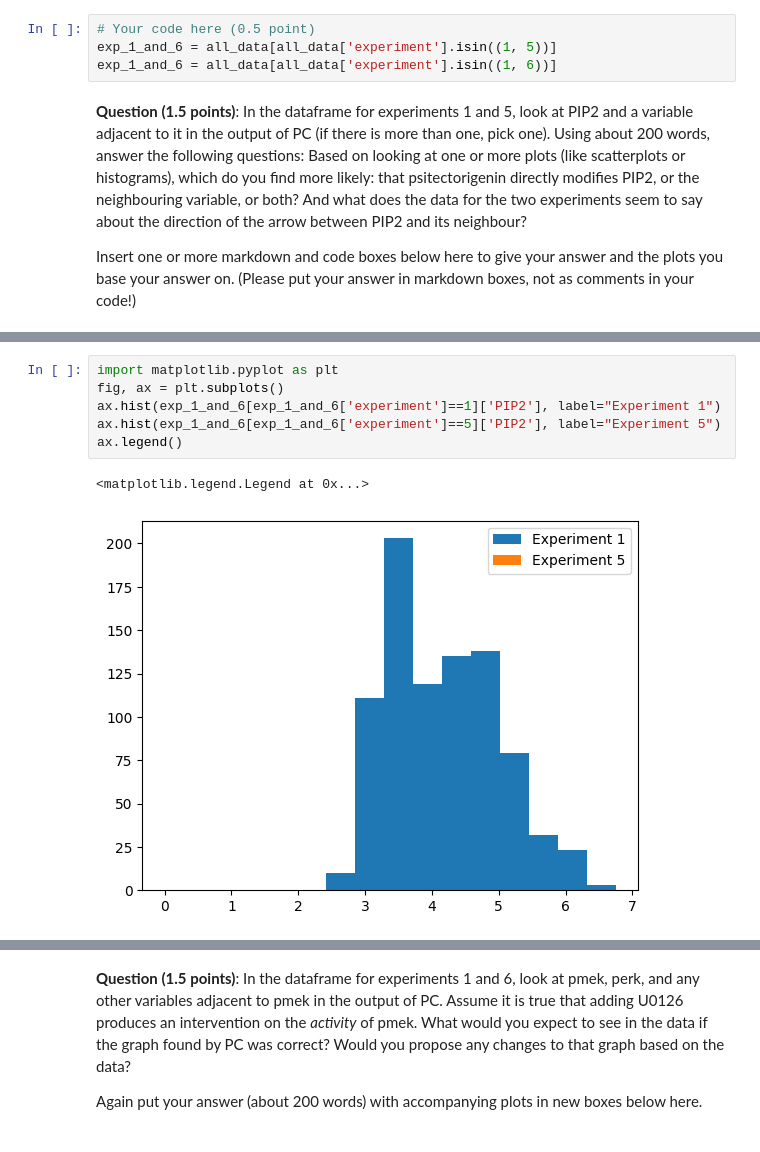
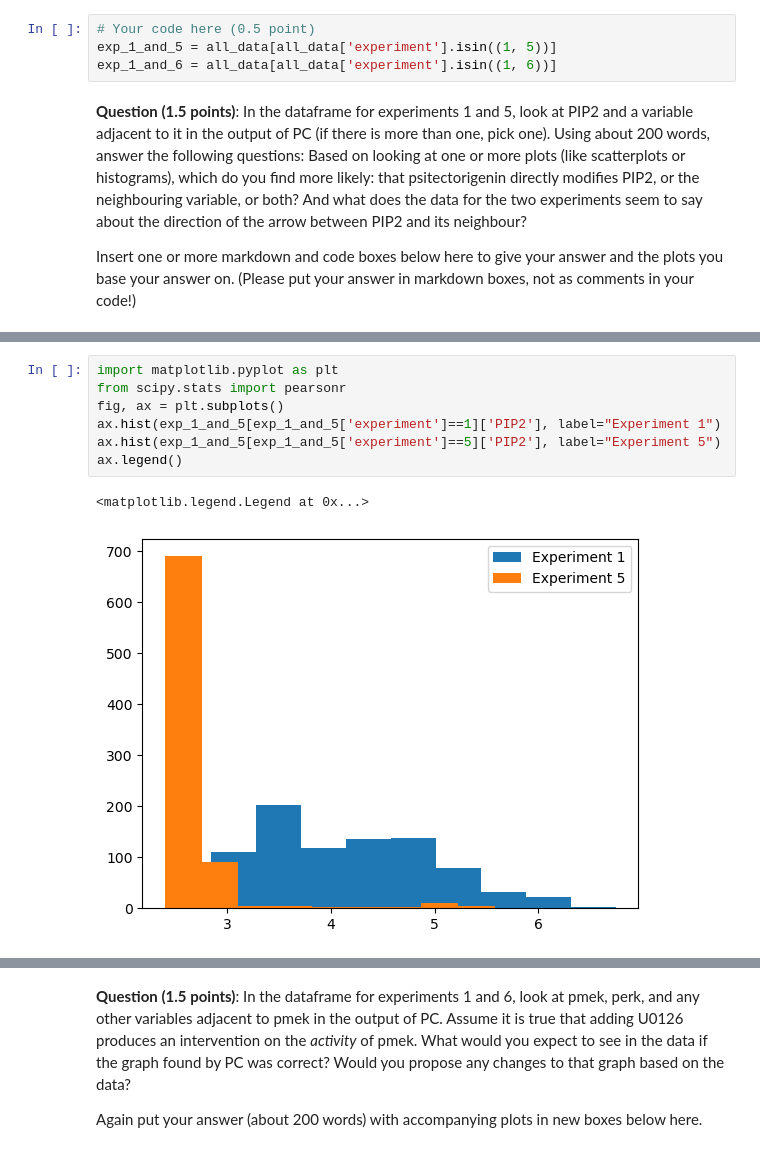
Before and after one commit to alexocayanez/AML_assignments, a Jupyter notebook: Ass 4/AML_assignment4.ipynb, the cells around one changed output, grey strips where cells are left out. Cells and saved outputs as stored; diff of their text form.

```diff
--- a/Ass 4/AML_assignment4.ipynb
+++ b/Ass 4/AML_assignment4.ipynb
@@ -373,7 +373,7 @@ For some of the interventions in the data, here is what they do according to man
 Create two new dataframes, one containing all data from experiments 1 and 5, and one with the data from experiments 1 and 6. These dataframes should still have an 'experiment' column, so that you can tell for each row whether it came from the observational or the interventional dataset.
 # %%
 # Your code here (0.5 point)
-exp_1_and_6 = all_data[all_data['experiment'].isin((1, 5))]
+exp_1_and_5 = all_data[all_data['experiment'].isin((1, 5))]
 exp_1_and_6 = all_data[all_data['experiment'].isin((1, 6))]
 # %% [markdown]
 **Question (1.5 points)**: In the dataframe for experiments 1 and 5, look at PIP2 and a variable adjacent to it in the output of PC (if there is more than one, pick one). Using about 200 words, answer the following questions: Based on looking at one or more plots (like scatterplots or histograms), which do you find more likely: that psitectorigenin directly modifies PIP2, or the neighbouring variable, or both? And what does the data for the two experiments seem to say about the direction of the arrow between PIP2 and its neighbour?
@@ -385,11 +385,12 @@ graph_from_dataframe(df=exp_1_and_6.drop('experiment', axis=1), verbose=0)
 [drawing not drawn]
 # %%
 import matplotlib.pyplot as plt
+from scipy.stats import pearsonr
 fig, ax = plt.subplots()
-ax.hist(exp_1_and_6[exp_1_and_6['experiment']==1]['PIP2'], label="Experiment 1")
-ax.hist(exp_1_and_6[exp_1_and_6['experiment']==5]['PIP2'], label="Experiment 5")
+ax.hist(exp_1_and_5[exp_1_and_5['experiment']==1]['PIP2'], label="Experiment 1")
+ax.hist(exp_1_and_5[exp_1_and_5['experiment']==5]['PIP2'], label="Experiment 5")
 ax.legend()
 # %% [output]
 <matplotlib.legend.Legend at 0x...>
-[figure, old version]
+[figure, new version]
 # %%
```
Also changed, not shown: parts of 10 cells of this notebook.
